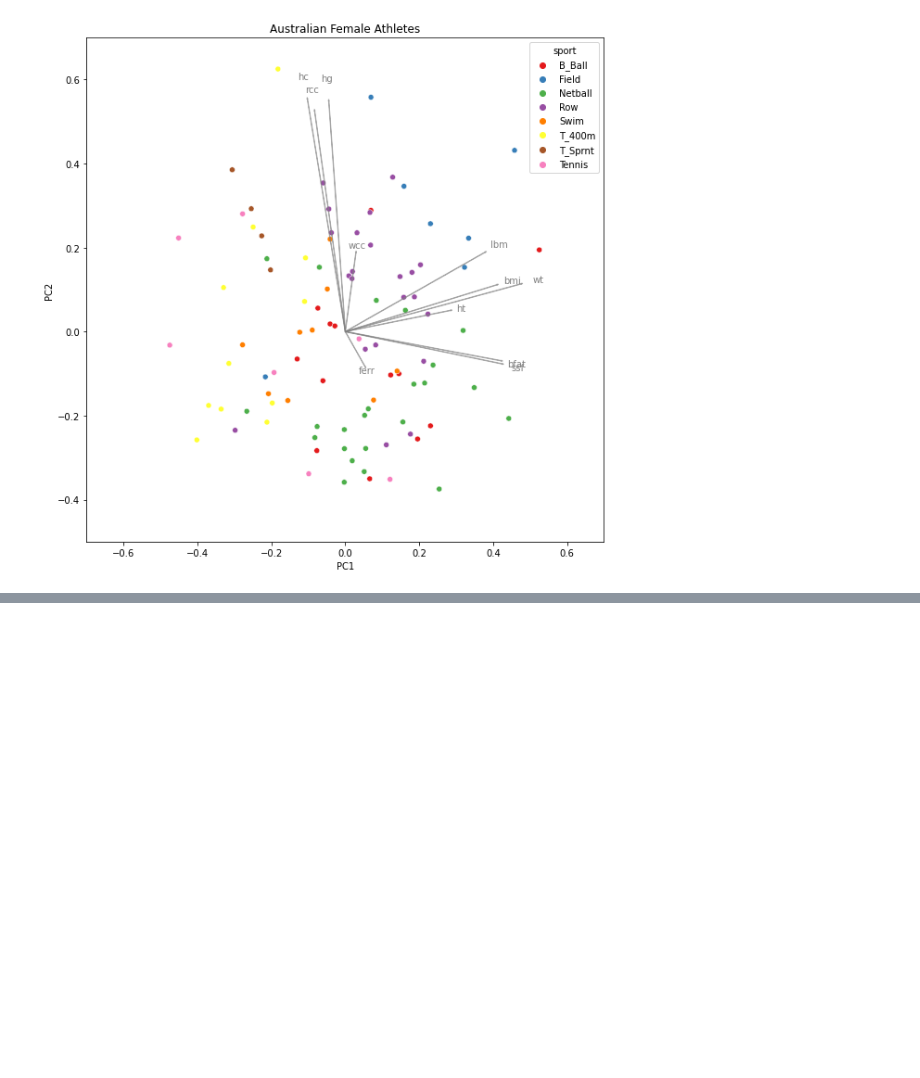
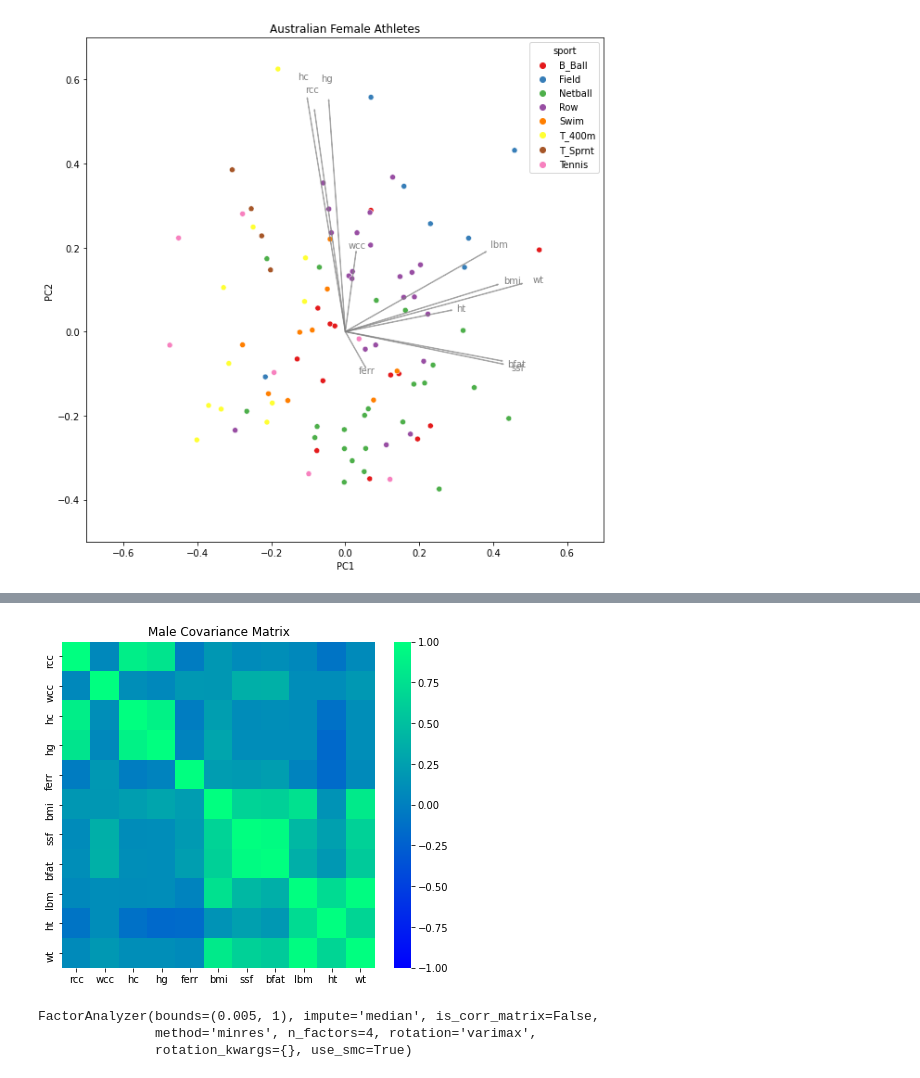
Before and after one commit to vinismachadoo/analise_de_cluster, a Jupyter notebook: analise_multivariada.ipynb, the cells around one changed output, grey strips where cells are left out. Cells and saved outputs as stored; diff of their text form; code cells hidden in the pictures; blank space fills up the shorter version.

Commit message:
analise de atletas do sexo masculino

```diff
--- a/analise_multivariada.ipynb
+++ b/analise_multivariada.ipynb
@@ -178,3 +178,7 @@ ax.set_title('Australian Female Athletes')
 plt.show()
 # %% [output]
 [figure]
+# %%
+atletas_masculinos = df[df['sex'] == 'm'].reset_index(drop=True)
+# %%
+masc_data = atletas_masculinos.iloc[:,:-2]
@@ -180,0 +195,4 @@ plt.show()
+# %%
+masc_data_scaled = StandardScaler().fit_transform(masc_data)
+cov_mat_masc = np.cov(masc_data_scaled.T, bias=True)
+pd.DataFrame(cov_mat_masc)
@@ -180,0 +212,18 @@ plt.show()
+# %%
+fig, ax = plt.subplots(figsize=(7,6))
+
+sns.heatmap(cov_mat_masc, cmap='winter', vmin=-1, vmax=1, ax=ax)
+ax.set_xticklabels(masc_data.columns)
+ax.set_yticklabels(masc_data.columns)
+ax.set_title('Male Covariance Matrix')
+
+plt.show()
+# %% [output]
+[figure, added]
+# %%
+fa_masc = FactorAnalyzer(4, 'varimax')
+fa_masc.fit(masc_data)
+# %% [output]
+FactorAnalyzer(bounds=(0.005, 1), impute='median', is_corr_matrix=False,
+               method='minres', n_factors=4, rotation='varimax',
+               rotation_kwargs={}, use_smc=True)
```
Also changed, not shown: parts of 11 cells of this notebook.
